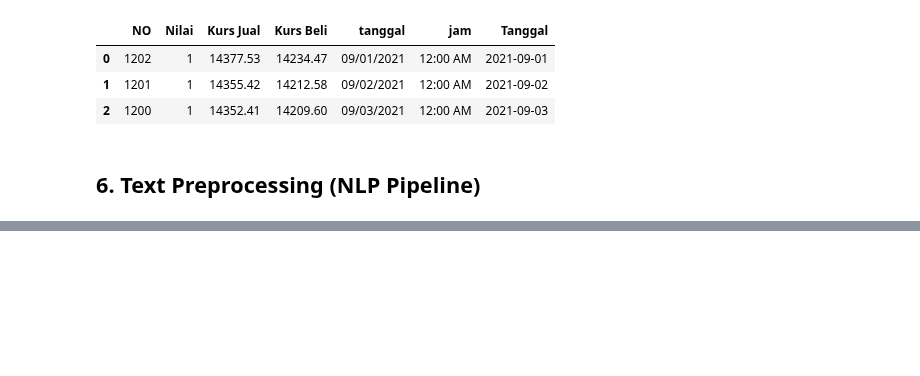
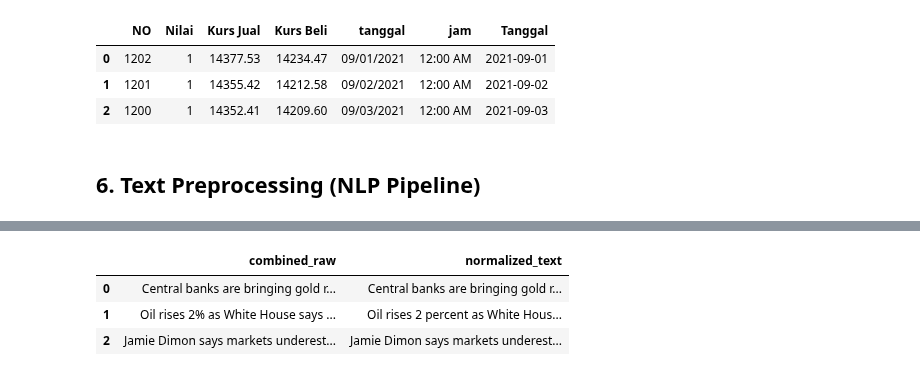
Before and after one commit to farsyaant/nlpproject-grestercinta, a Jupyter notebook: src/preprocessing_pipeline.ipynb, the cells around one changed output, grey strips where cells are left out. Cells and saved outputs as stored; diff of their text form; code cells hidden in the pictures; blank space fills up the shorter version.

```diff
--- a/src/preprocessing_pipeline.ipynb
+++ b/src/preprocessing_pipeline.ipynb
@@ -425,0 +453,20 @@ Setelah dedup tanggal         : 1202
+# %%
+import unicodedata
+from collections import Counter
+
+symbol_counter = Counter()
+for text in news["combined_raw"]:
+    for ch in text:
+        if not (ch.isalnum() or ch.isspace()):
+            symbol_counter[ch] += 1
+
+symbol_df = pd.DataFrame(
+    [
+        (ch, unicodedata.name(ch, "UNKNOWN"), count)
+        for ch, count in symbol_counter.most_common()
+    ],
+    columns=["simbol", "nama_unicode", "jumlah"],
+)
+
+print(f"Jumlah jenis simbol unik pada combined_raw: {len(symbol_df)}")
+symbol_df.head(20)
@@ -425,0 +496,51 @@ Setelah dedup tanggal         : 1202
+# %%
+URL_RE = re.compile(r"http\S+|www\.\S+")
+EMAIL_RE = re.compile(r"\S+@\S+\.\S+")
+HTML_TAG_RE = re.compile(r"<[^>]+>")
+EMOJI_RE = re.compile(
+    "["
+    "\U0001F300-\U0001FAFF"
+    "\U00002700-\U000027BF"
+    "\U0001F1E6-\U0001F1FF"
+    "\U00002600-\U000026FF"
+    "]+",
+    flags=re.UNICODE,
+)
+
+# Hanya simbol mata uang yang diubah jadi kata.
+# Simbol lain (&, +, tanda baca umum) dibuang di NON_ALNUM_RE.
+CURRENCY_WORDS = {
+    "%": "percent",
+    "$": "dollar",
+    "£": "pound",
+    "€": "euro",
+    "¥": "yen",
+}
+CURRENCY_RE = re.compile("|".join(re.escape(sym) for sym in CURRENCY_WORDS))
+NON_ALNUM_RE = re.compile(r"[^a-zA-Z0-9\s]")  # simbol/tanda baca sisa dibuang; huruf & angka dipertahankan
+MULTI_SPACE_RE = re.compile(r"\s+")
+
+
+def normalize_text(text: str) -> str:
+    """Hapus HTML/URL/email/emoji, ubah simbol mata uang jadi kata, angka dipertahankan."""
+    if not isinstance(text, str) or not text.strip():
+        return ""
+    t = html.unescape(text)
+    t = HTML_TAG_RE.sub(" ", t)
+    t = URL_RE.sub(" ", t)
+    t = EMAIL_RE.sub(" ", t)
+    t = EMOJI_RE.sub(" ", t)
+    t = CURRENCY_RE.sub(lambda m: f" {CURRENCY_WORDS[m.group(0)]} ", t)
+    t = NON_ALNUM_RE.sub(" ", t)
+    t = MULTI_SPACE_RE.sub(" ", t).strip()
+    return t
+
+
+news["normalized_text"] = news["combined_raw"].apply(normalize_text)
+
+news[["combined_raw", "normalized_text"]].head(3)
+# %% [output]
+|  | combined_raw | normalized_text |
+| 0 | Central banks are bringing gold r... | Central banks are bringing gold r... |
+| 1 | Oil rises 2% as White House says ... | Oil rises 2 percent as White Hous... |
+| 2 | Jamie Dimon says markets underest... | Jamie Dimon says markets underest... |
```
Also changed, not shown: parts of 17 cells of this notebook.
